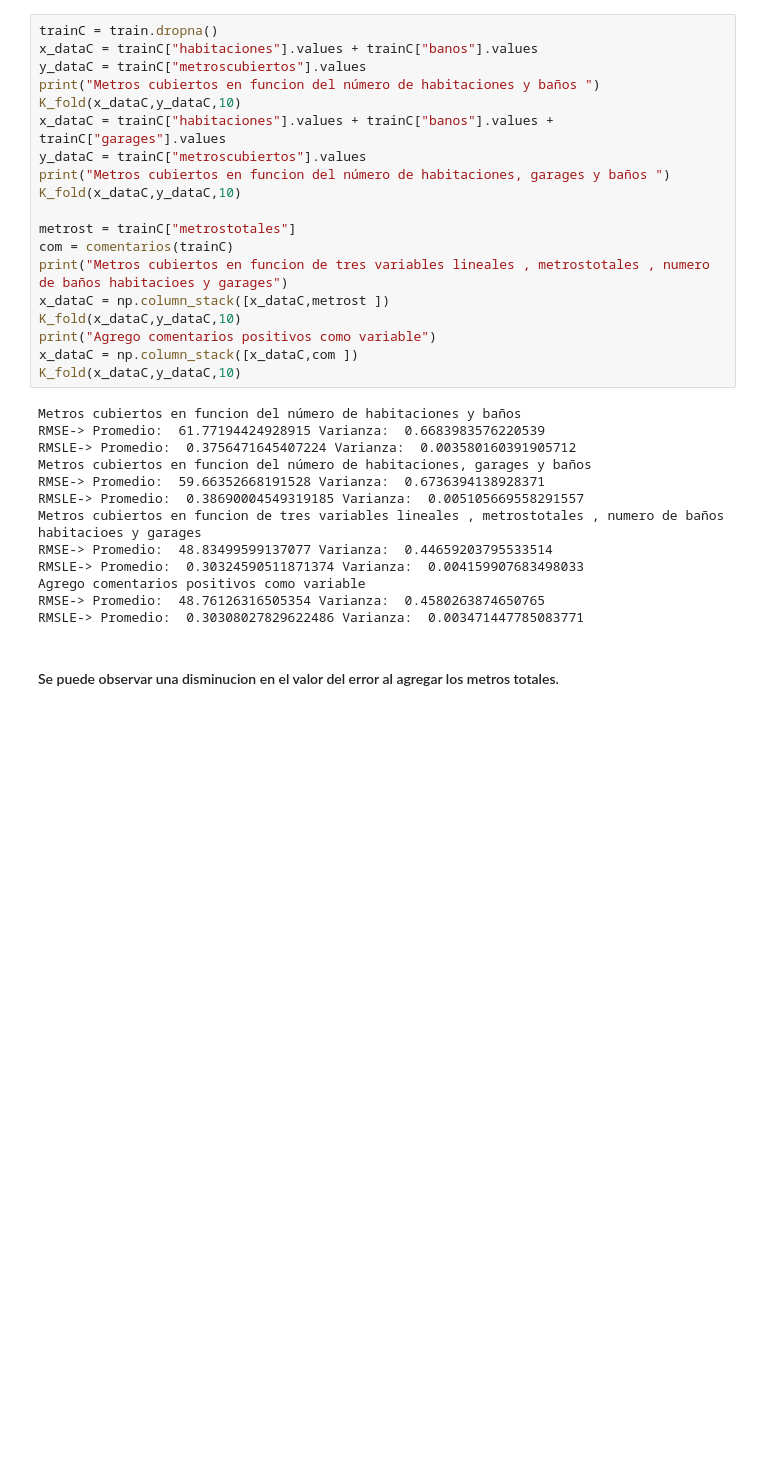
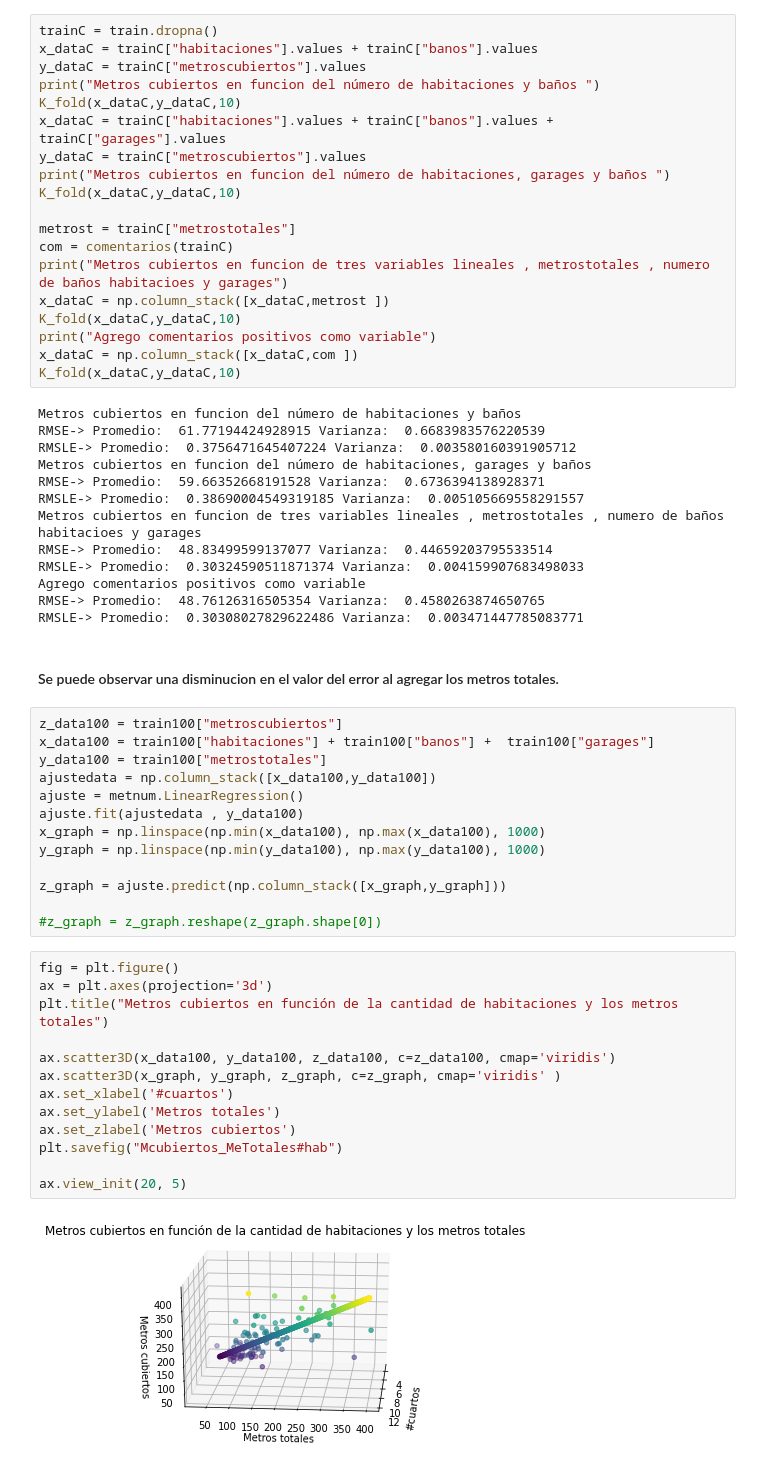
Before and after one commit to fyulita/metodos-tp3, a Jupyter notebook: notebooks/Notebook.ipynb, the cells around one changed output. Drawn from its saved outputs; the diff is of its cells as text; blank space fills up the shorter version.

Commit message:
Unas cosas más de metros cubiertos

```diff
--- a/notebooks/Notebook.ipynb
+++ b/notebooks/Notebook.ipynb
@@ -770,3 +772,31 @@ RMSE-> Promedio:  48.76126316505354 Varianza:  0.4580263874650765
 RMSLE-> Promedio:  0.30308027829622486 Varianza:  0.003471447785083771
 # %% [markdown]
 #### Se puede observar una disminucion en el valor del error al agregar los metros totales.
+# %%
+z_data100 = train100["metroscubiertos"]
+x_data100 = train100["habitaciones"] + train100["banos"] +  train100["garages"]
+y_data100 = train100["metrostotales"]
+ajustedata = np.column_stack([x_data100,y_data100])
+ajuste = metnum.LinearRegression()
+ajuste.fit(ajustedata , y_data100)
+x_graph = np.linspace(np.min(x_data100), np.max(x_data100), 1000)
+y_graph = np.linspace(np.min(y_data100), np.max(y_data100), 1000)
+
+z_graph = ajuste.predict(np.column_stack([x_graph,y_graph]))
+
+#z_graph = z_graph.reshape(z_graph.shape[0])
+# %%
+fig = plt.figure()
+ax = plt.axes(projection='3d')
+plt.title("Metros cubiertos en función de la cantidad de habitaciones y los metros totales")
+
+ax.scatter3D(x_data100, y_data100, z_data100, c=z_data100, cmap='viridis')
+ax.scatter3D(x_graph, y_graph, z_graph, c=z_graph, cmap='viridis' )
+ax.set_xlabel('#cuartos')
+ax.set_ylabel('Metros totales')
+ax.set_zlabel('Metros cubiertos')
+plt.savefig("Mcubiertos_MeTotales#hab")
+
+ax.view_init(20, 5)
+# %% [output]
+[figure, added]
```
Also changed, not shown: parts of 1 cell of this notebook, 2 other files.
